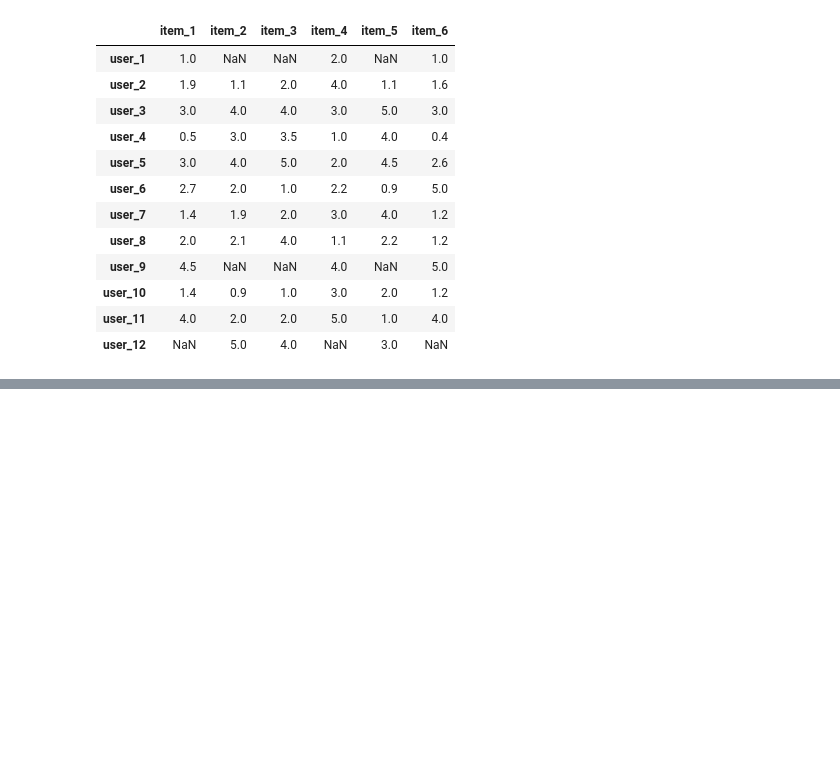
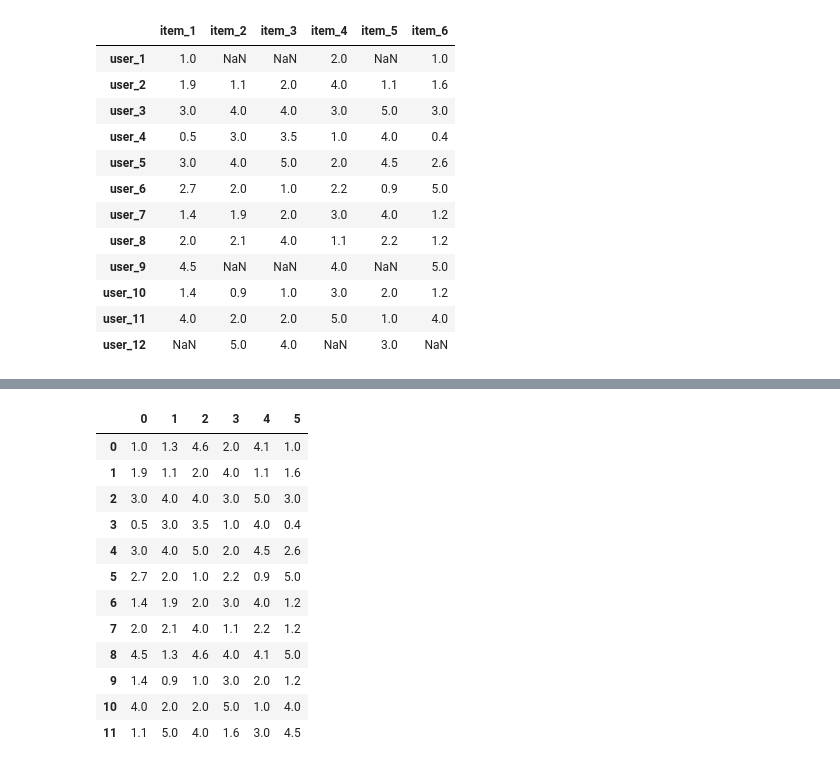
Before and after one commit to vanessa920/hbap-brain-teasers, a Jupyter notebook: Recommendation_System/Recommendation-Predictor-Vanessa.ipynb, the cells around one changed output, grey strips where cells are left out. Saved outputs shown, nothing was run; the diff lists cells and outputs as text; code cells hidden in the pictures; blank space fills up the shorter version.

Commit message:
add user-user method pipeline

```diff
--- a/Recommendation_System/Recommendation-Predictor-Vanessa.ipynb
+++ b/Recommendation_System/Recommendation-Predictor-Vanessa.ipynb
@@ -262,0 +358,9 @@ result # Now we can predict 10 users' rating on all items
+# %%
+index_map = defaultdict(list)
+
+for i in range(6):
+    list_index = []
+    list_index.append(distance_map[i].index(mini_distance_map[i][0]))
+    list_index.append(distance_map[i].index(mini_distance_map[i][1]))
+    index_map[i] = list_index
+index_map
@@ -262,0 +370,16 @@ result # Now we can predict 10 users' rating on all items
+# %%
+matrix_impute = matrix_df.replace(np.nan,0)
+
+def cal_for_rec(user, item):
+    """
+    Calculate certain user's item rating
+    based on item-item cosine similarity
+    """
+    cos_list = sim_list(item)
+    index_1 = index_map[item][0]
+    index_2 = index_map[item][1]
+    cos_1 = cos_list[index_1]
+    cos_2 = cos_list[index_2]
+    weight_1 = matrix_impute.iloc[user,index_1] # find the weight from pre-normalized matrix
+    weight_2 = matrix_impute.iloc[user,index_2]
+    return round(((cos_1*weight_1+cos_2*weight_2)/(cos_1+cos_2)),1)
@@ -262,0 +501,20 @@ result # Now we can predict 10 users' rating on all items
+# %%
+results = dff_nan.copy()
+# %%
+results.iloc[11,5]=cal_for_rec(11,5)
+# %%
+results
+# %% [output]
+|  | 0 | 1 | 2 | 3 | 4 | 5 |
+| 0 | 1.0 | 1.3 | 4.6 | 2.0 | 4.1 | 1.0 |
+| 1 | 1.9 | 1.1 | 2.0 | 4.0 | 1.1 | 1.6 |
+| 2 | 3.0 | 4.0 | 4.0 | 3.0 | 5.0 | 3.0 |
+| 3 | 0.5 | 3.0 | 3.5 | 1.0 | 4.0 | 0.4 |
+| 4 | 3.0 | 4.0 | 5.0 | 2.0 | 4.5 | 2.6 |
+| 5 | 2.7 | 2.0 | 1.0 | 2.2 | 0.9 | 5.0 |
+| 6 | 1.4 | 1.9 | 2.0 | 3.0 | 4.0 | 1.2 |
+| 7 | 2.0 | 2.1 | 4.0 | 1.1 | 2.2 | 1.2 |
+| 8 | 4.5 | 1.3 | 4.6 | 4.0 | 4.1 | 5.0 |
+| 9 | 1.4 | 0.9 | 1.0 | 3.0 | 2.0 | 1.2 |
+| 10 | 4.0 | 2.0 | 2.0 | 5.0 | 1.0 | 4.0 |
+| 11 | 1.1 | 5.0 | 4.0 | 1.6 | 3.0 | 4.5 |
```
Also changed, not shown: parts of 14 cells of this notebook, 1 other file.
